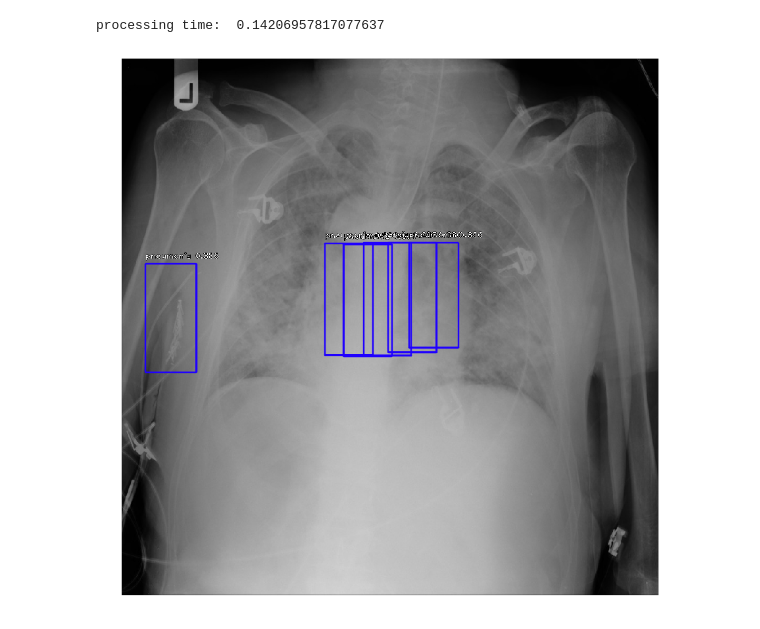
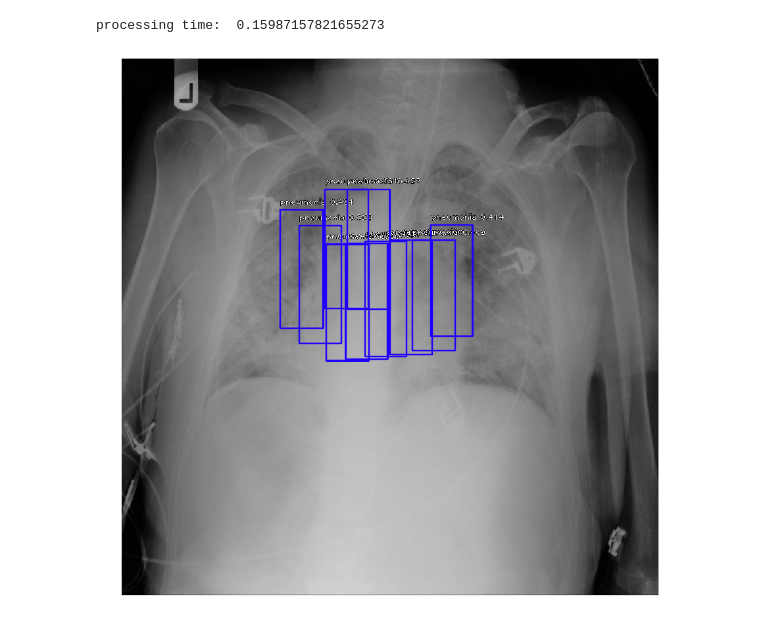
Before and after one commit to leomeloj/ml-rsna-challenge, a Jupyter notebook: rsna-pneumonia-retina/notebooks/Visualize Predictions.ipynb, the cells around one changed output. Saved outputs shown, nothing was run; the diff lists cells and outputs as text; code cells hidden in the pictures.

```diff
--- a/rsna-pneumonia-retina/notebooks/Visualize Predictions.ipynb
+++ b/rsna-pneumonia-retina/notebooks/Visualize Predictions.ipynb
@@ -45,7 +46,7 @@ Using TensorFlow backend.
 # %%
 # adjust this to point to your downloaded/trained model
 # models can be downloaded here: https://github.com/fizyr/keras-retinanet/releases
-model_path = os.path.join('..', 'snapshots_fulltraining', 'resnet50_csv_23_infer.h5')
+model_path = os.path.join('..', 'snapshots_fulltraining', 'resnet50_infer_20.h5')
 
 # load retinanet model
 model = models.load_model(model_path, backbone_name='resnet50')
@@ -71,33 +72,33 @@ draw = cv2.cvtColor(draw, cv2.COLOR_BGR2RGB)
 # preprocess image for network
 image = preprocess_image(image)
 image, scale = resize_image(image)
 
 # process image
 start = time.time()
 boxes, scores, labels = model.predict_on_batch(np.expand_dims(image, axis=0))
 print("processing time: ", time.time() - start)
 
 # correct for image scale
 boxes /= scale
 
 # visualize detections
 for box, score, label in zip(boxes[0], scores[0], labels[0]):
     # scores are sorted so we can break
-    if score < 0.35:
+    if score < 0.4:
         break
 
     color = label_color(label)
 
     b = box.astype(int)
     draw_box(draw, b, color=color)
 
     caption = "{} {:.3f}".format(labels_to_names[label], score)
     draw_caption(draw, b, caption)
 
 plt.figure(figsize=(15, 15))
 plt.axis('off')
 plt.imshow(draw)
 plt.show()
 # %% [output]
-processing time:  0.14206957817077637
+processing time:  0.15987157821655273
-[figure, old version]
+[figure, new version]
```
Also changed, not shown: parts of 1 cell of this notebook, 3 other files.
